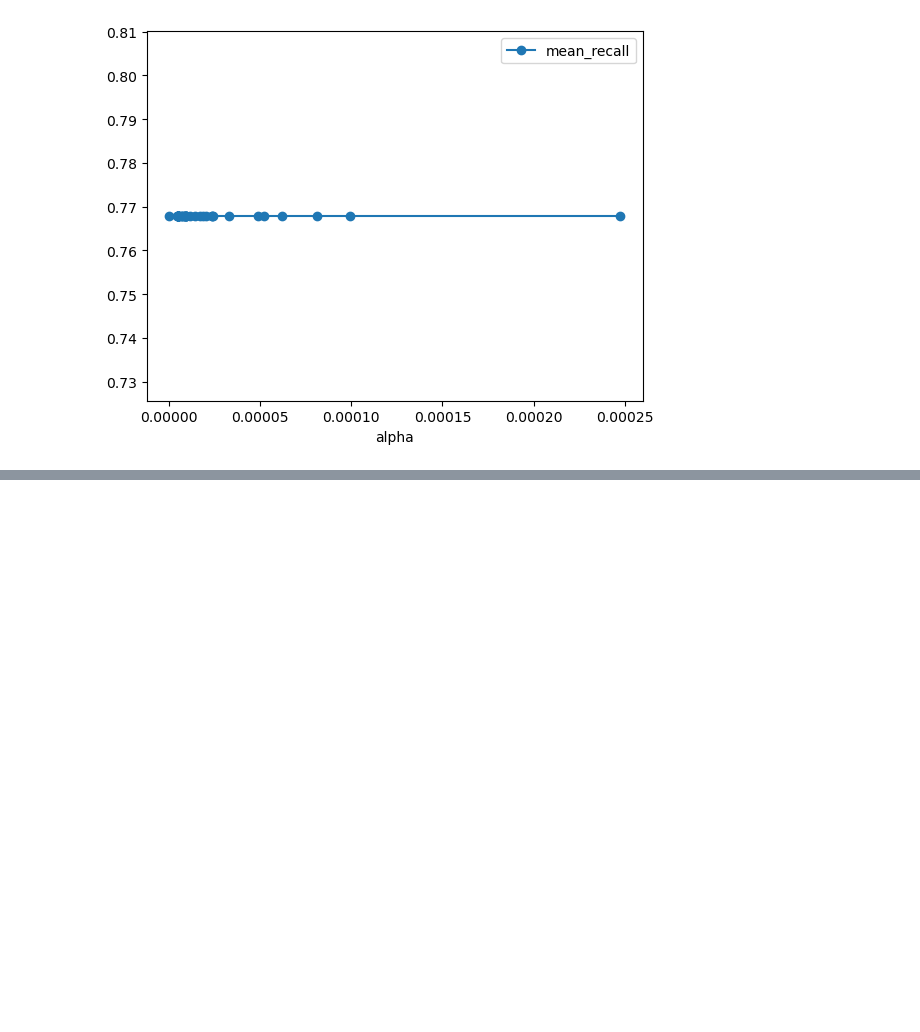
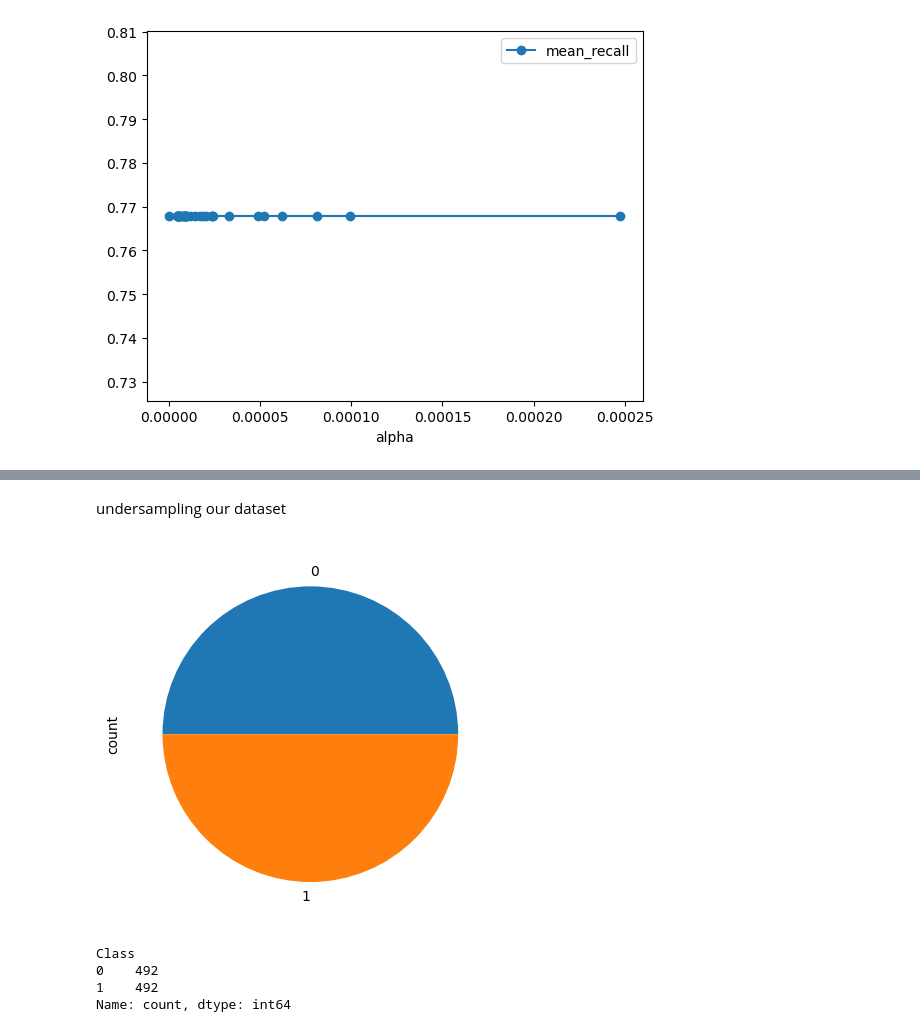
Before and after one commit to heereenveen/Kaggle, a Jupyter notebook: Credit Card Fraud Detection/ccfd.ipynb, the cells around one changed output, grey strips where cells are left out. Drawn from its saved outputs; the diff is of its cells as text; code cells hidden in the pictures; blank space fills up the shorter version.

```diff
--- a/Credit Card Fraud Detection/ccfd.ipynb
+++ b/Credit Card Fraud Detection/ccfd.ipynb
@@ -259,3 +261,6 @@ alpha_results.plot(x='alpha',
 # %% [output]
 <Axes: xlabel='alpha'>
 [figure]
+# %%
+new_df = df.copy()
+new_df.head()
@@ -261,0 +277,3 @@ alpha_results.plot(x='alpha',
+# %%
+y = new_df['Class'].copy()
+y.value_counts()
@@ -261,0 +358,18 @@ alpha_results.plot(x='alpha',
+# %% [markdown]
+undersampling our dataset
+# %%
+from imblearn.under_sampling import RandomUnderSampler
+
+rus = RandomUnderSampler(sampling_strategy=1)
+X_res, y_res = rus.fit_resample(X, y)
+
+ax = y_res.value_counts().plot.pie()
+# %% [output]
+[figure, added]
+# %%
+y_res.value_counts()
+# %% [output]
+Class
+0    492
+1    492
+Name: count, dtype: int64
```
Also changed, not shown: parts of 28 cells of this notebook.
